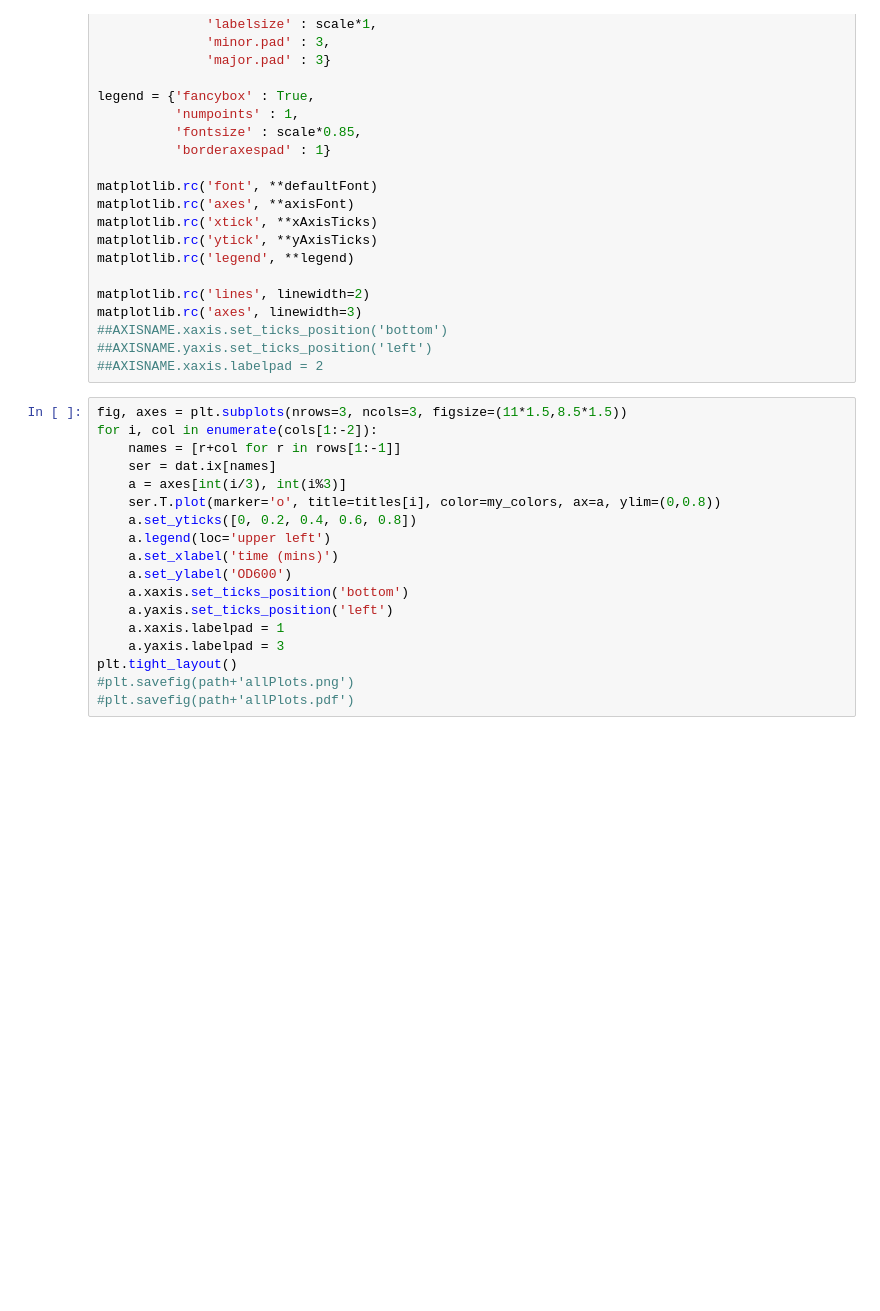
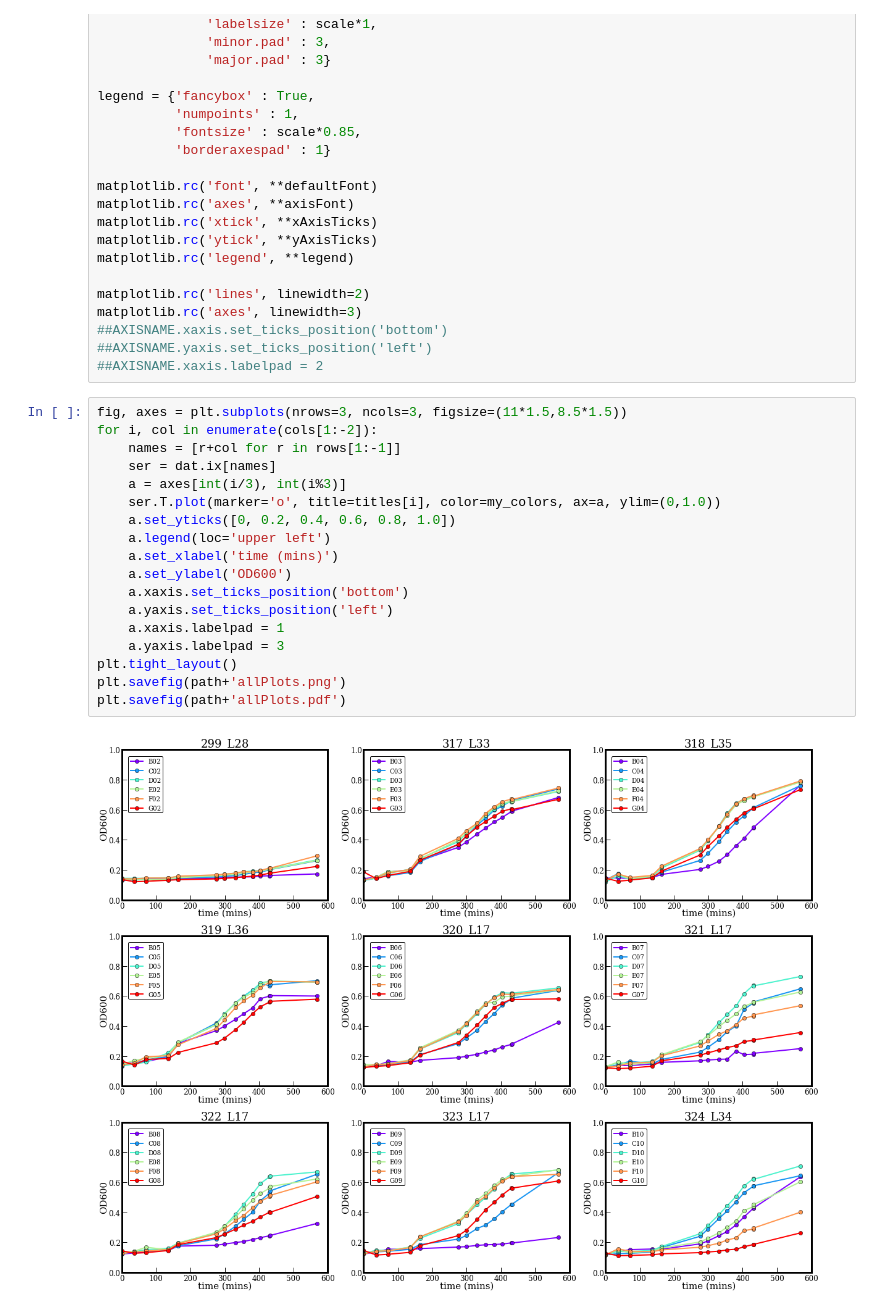
Before and after one commit to joeydavis/iPyNBs, a Jupyter notebook: drawGrowthBarGraphPandas.ipynb, the cells around one changed output. Drawn from its saved outputs; the diff is of its cells as text; blank space fills up the shorter version.

```diff
--- a/drawGrowthBarGraphPandas.ipynb
+++ b/drawGrowthBarGraphPandas.ipynb
@@ -159,18 +170,20 @@ matplotlib.rc('axes', linewidth=3)
 # %%
 fig, axes = plt.subplots(nrows=3, ncols=3, figsize=(11*1.5,8.5*1.5))
 for i, col in enumerate(cols[1:-2]):
     names = [r+col for r in rows[1:-1]]
     ser = dat.ix[names]
     a = axes[int(i/3), int(i%3)]
-    ser.T.plot(marker='o', title=titles[i], color=my_colors, ax=a, ylim=(0,0.8))
-    a.set_yticks([0, 0.2, 0.4, 0.6, 0.8])
+    ser.T.plot(marker='o', title=titles[i], color=my_colors, ax=a, ylim=(0,1.0))
+    a.set_yticks([0, 0.2, 0.4, 0.6, 0.8, 1.0])
     a.legend(loc='upper left')
     a.set_xlabel('time (mins)')
     a.set_ylabel('OD600')
     a.xaxis.set_ticks_position('bottom')
     a.yaxis.set_ticks_position('left')
     a.xaxis.labelpad = 1
     a.yaxis.labelpad = 3
 plt.tight_layout()
-#plt.savefig(path+'allPlots.png')
-#plt.savefig(path+'allPlots.pdf')
+plt.savefig(path+'allPlots.png')
+plt.savefig(path+'allPlots.pdf')
+# %% [output]
+[figure, added]
```
Also changed, not shown: parts of 5 cells of this notebook.
